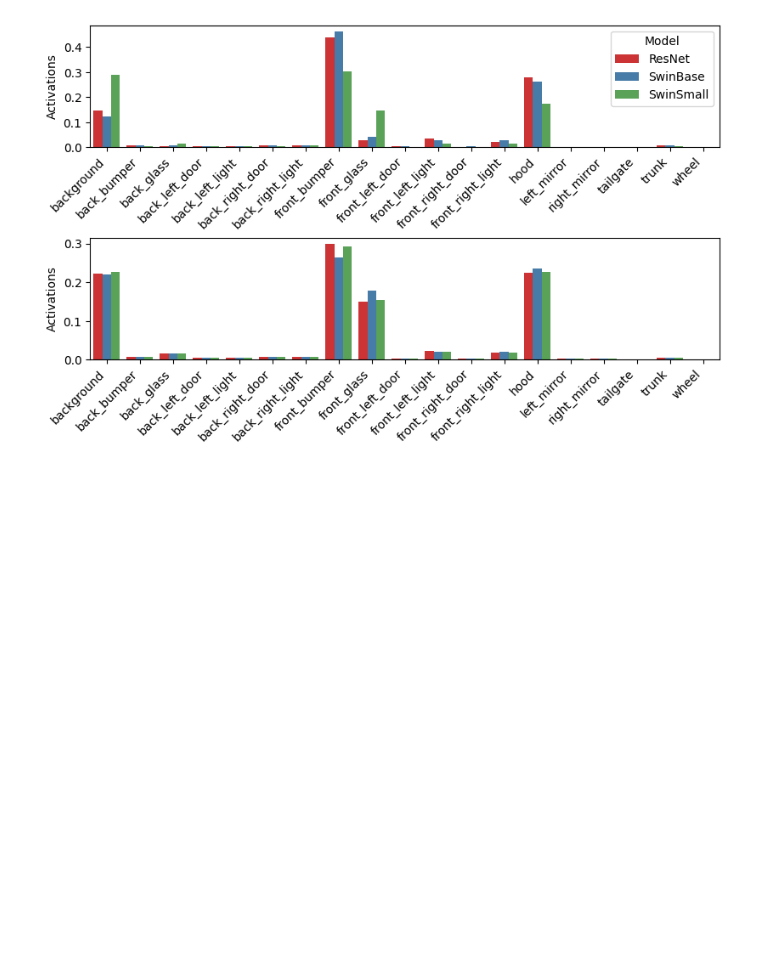
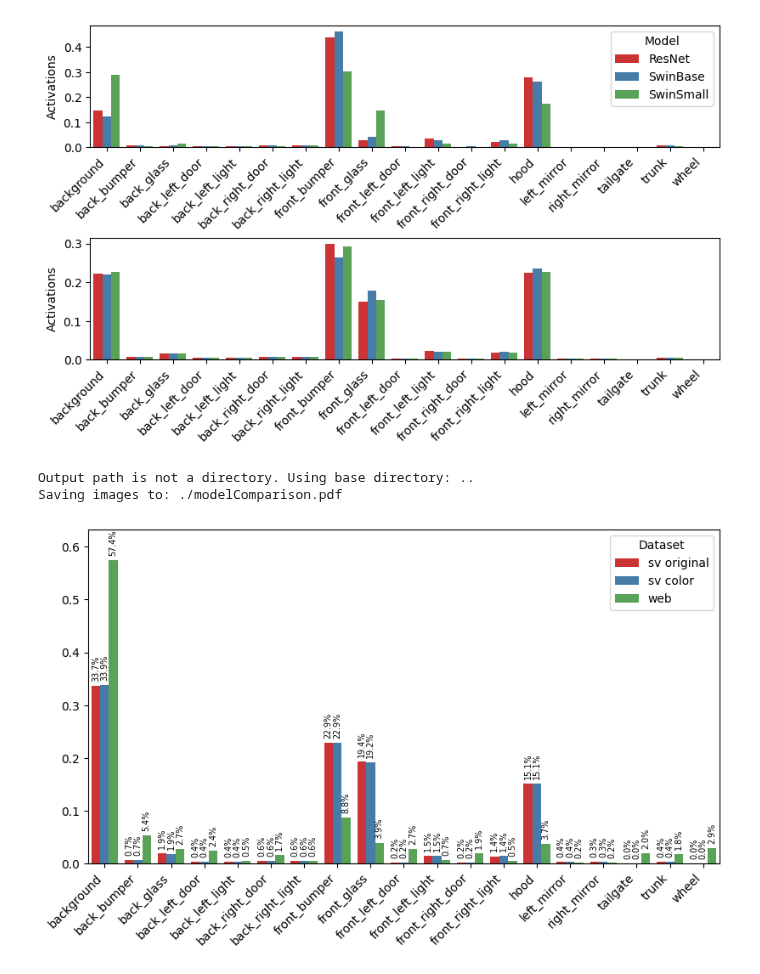
Before and after one commit to L1nusB/XAI-Vehicle-Classification, a Jupyter notebook: notebooks/ResultPlots.ipynb, the cells around one changed output. Cells and saved outputs as stored; diff of their text form; code cells hidden in the pictures; blank space fills up the shorter version.

Commit message:
More dynamics in model comparison plots

```diff
--- a/notebooks/ResultPlots.ipynb
+++ b/notebooks/ResultPlots.ipynb
@@ -193,3 +193,17 @@ generate_statistics.generate_model_comparison([resEigen, swinBaseEigen, swinSmal
 Output path is not a directory. Using base directory: ..
 Saving images to: ./modelComparrison.pdf
 [figure]
+# %%
+template='C:/Users/Linus/Desktop/copy/results/{dataset}/{Model}/statsProp/Data_Full_{CAM}_{Model}_{dataset}_ocrnet_hr48_carparts_noflip_ShowPropArea_{date}.xlsx'
+
+original = template.format(Model='ResNet', dataset='CompCars_Original', date='23_08_2022', CAM='EigenCAM')
+color = template.format(Model='ResNet', dataset='CompCars_Color', date='23_08_2022', CAM='EigenCAM')
+web = template.format(Model='ResNet', dataset='CompCars_Web', date='23_08_2022', CAM='EigenCAM')
+
+generate_statistics.generate_model_comparison([original, color, web], types=['sv original', 'sv color', 'web'],
+                                              save=True, add_text=True, fontsize='x-small', hue_index='Dataset',
+                                              y_index='SegmentAreas', dataColumnName='PercSegmentAreas', show_ylabel=False)
+# %% [output]
+Output path is not a directory. Using base directory: ..
+Saving images to: ./modelComparison.pdf
+[figure, added]
```
Also changed, not shown: parts of 1 cell of this notebook, 3 other files.
